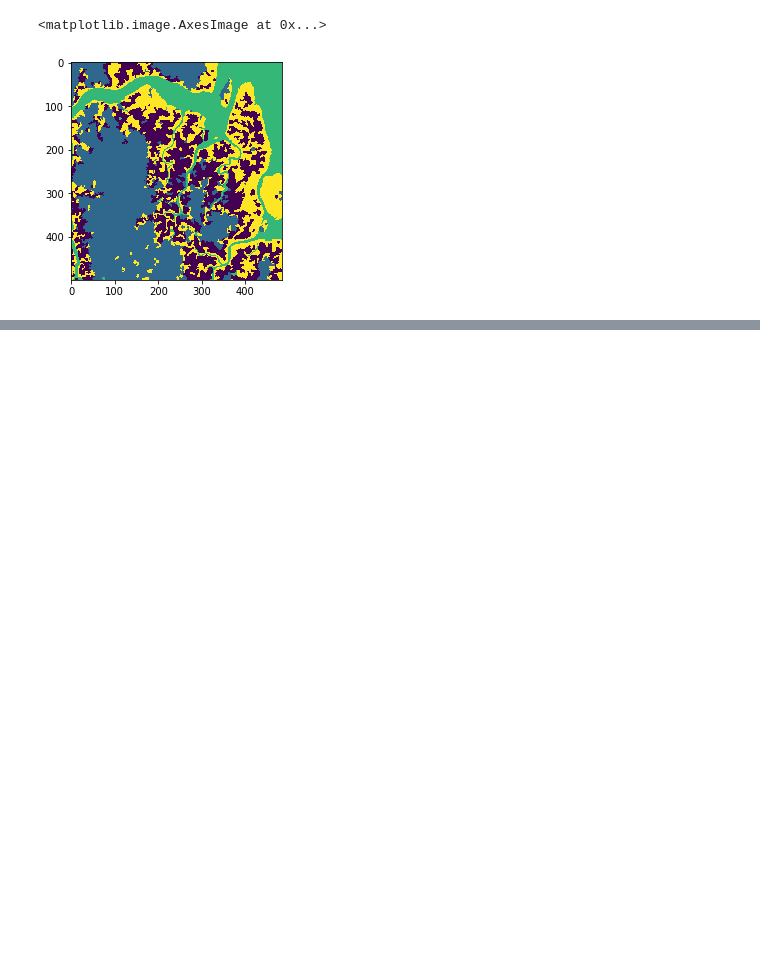
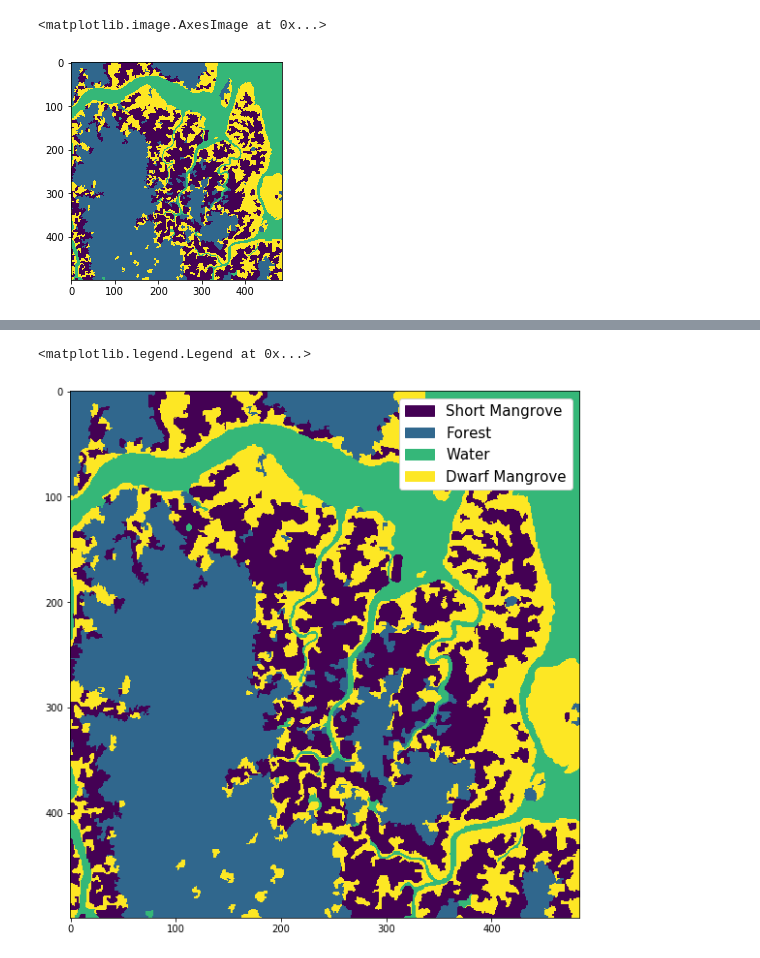
Before and after one commit to simard-landscape-lab/sari-tutorial, a Jupyter notebook: 7_Superpixel_Segmentation/7_Superpixel_Segmentation.ipynb, the cells around one changed output, grey strips where cells are left out. Drawn from its saved outputs; the diff is of its cells as text; code cells hidden in the pictures; blank space fills up the shorter version.

Commit message:
label classes

```diff
--- a/7_Superpixel_Segmentation/7_Superpixel_Segmentation.ipynb
+++ b/7_Superpixel_Segmentation/7_Superpixel_Segmentation.ipynb
@@ -243,3 +256,20 @@ with rasterio.open('classes_superpixels.tif', 'w', **profile) as ds:
+# %%
+import matplotlib.patches as mpatches
+
+plt.figure(figsize=(10, 10))
+
+im = plt.imshow(classes)
+names = ['Short Mangrove', 'Forest', 'Water', 'Dwarf Mangrove']
+values = np.arange(len(names))
+# Colors
+colors = [im.cmap(im.norm(value)) for value in values]
+# create a patch (proxy artist) for every color
+patches = [mpatches.Patch(color=colors[i], label=f'{names[i]}') for i in values]
+# put those patched as legend-handles into the legend
+plt.legend(handles=patches, framealpha=1, fontsize=15)
+# %% [output]
+<matplotlib.legend.Legend at 0x...>
+[figure, added]
 # %% [markdown]
 # Acknowledgements
 
```
Also changed, not shown: parts of 2 cells of this notebook, 1 other file.
